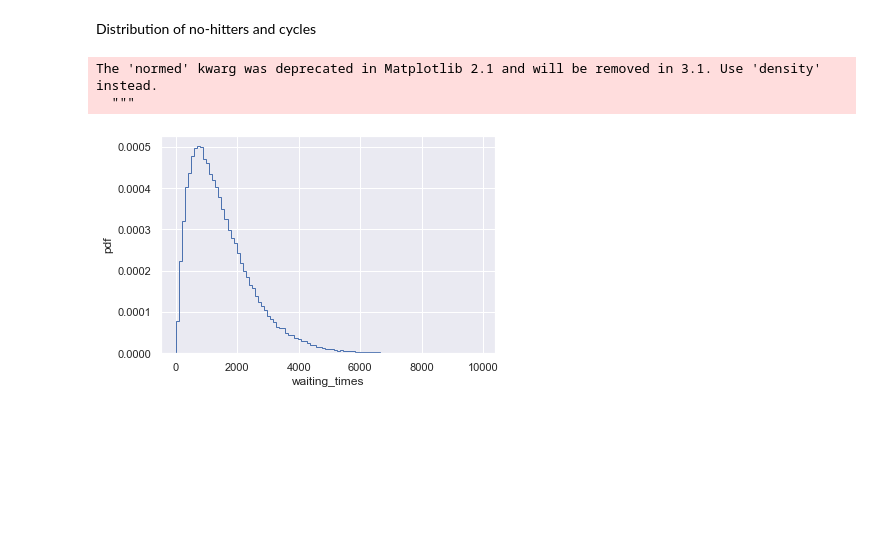
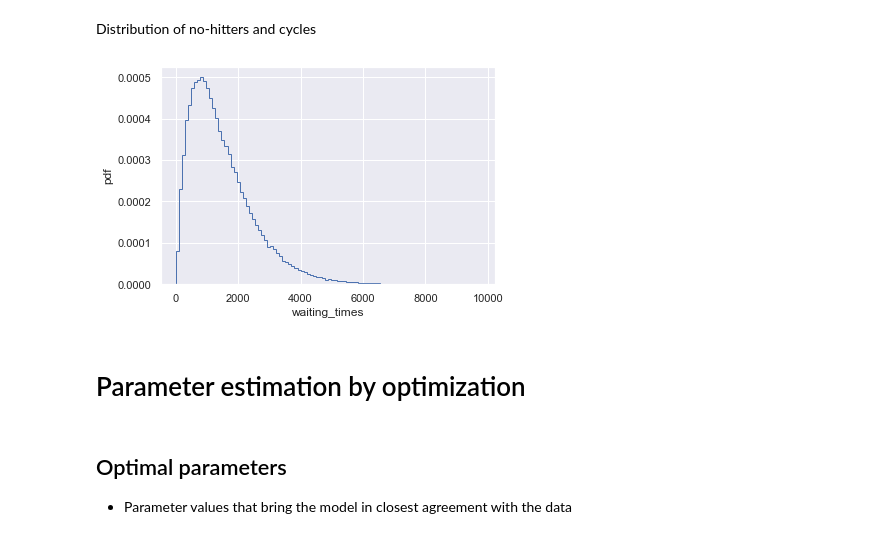
Before and after one commit to Yuleii/programming-notebook, a Jupyter notebook: statistical_thinking_in_python.ipynb, the cells around one changed output. Saved outputs shown, nothing was run; the diff lists cells and outputs as text; code cells hidden in the pictures; blank space fills up the shorter version.

```diff
--- a/statistical_thinking_in_python.ipynb
+++ b/statistical_thinking_in_python.ipynb
@@ -888,18 +878,22 @@ Distribution of no-hitters and cycles
 # %%
 # Draw samples of waiting times: waiting_times
 waiting_times = successive_poisson(764, 715, size=100000)
 
 # Make the histogram
-_ = plt.hist(waiting_times, bins=100, normed=True, histtype='step')
+_ = plt.hist(waiting_times, bins=100, density=True, histtype='step')
 
 
 # Label axes
 _ = plt.xlabel('waiting_times')
 _ = plt.ylabel('pdf')
 
 # Show the plot
 plt.show()
 # %% [output]
-The 'normed' kwarg was deprecated in Matplotlib 2.1 and will be removed in 3.1. Use 'density' instead.
-  """
-[figure, old version]
+[figure, new version]
+# %% [markdown]
+# Parameter estimation by optimization
+# %% [markdown]
+## Optimal parameters
+
+- Parameter values that bring the model in closest agreement with the data
```
Also changed, not shown: parts of 24 cells of this notebook.
